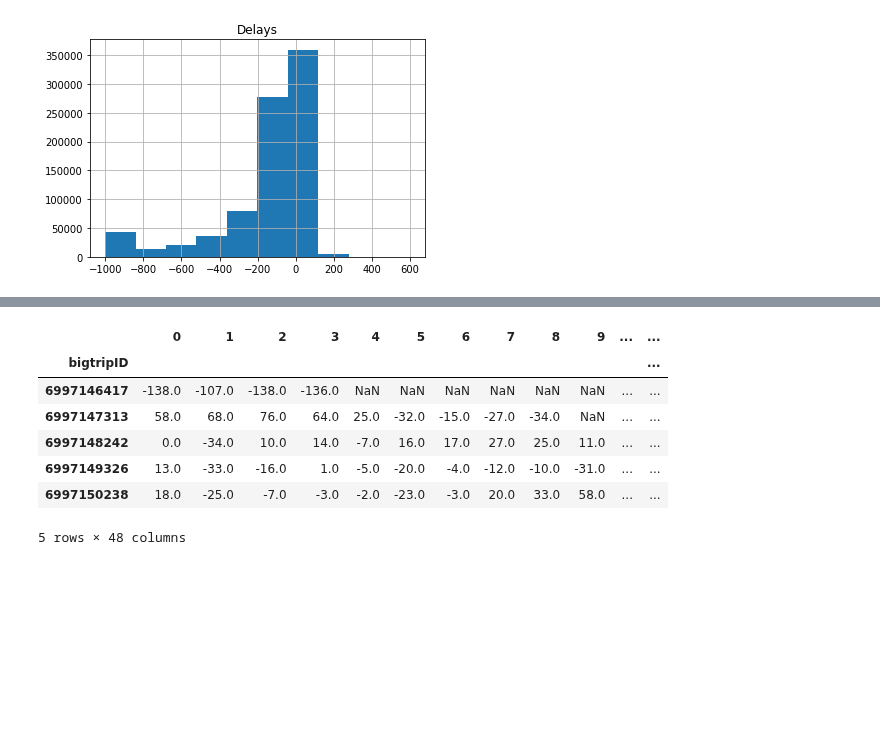
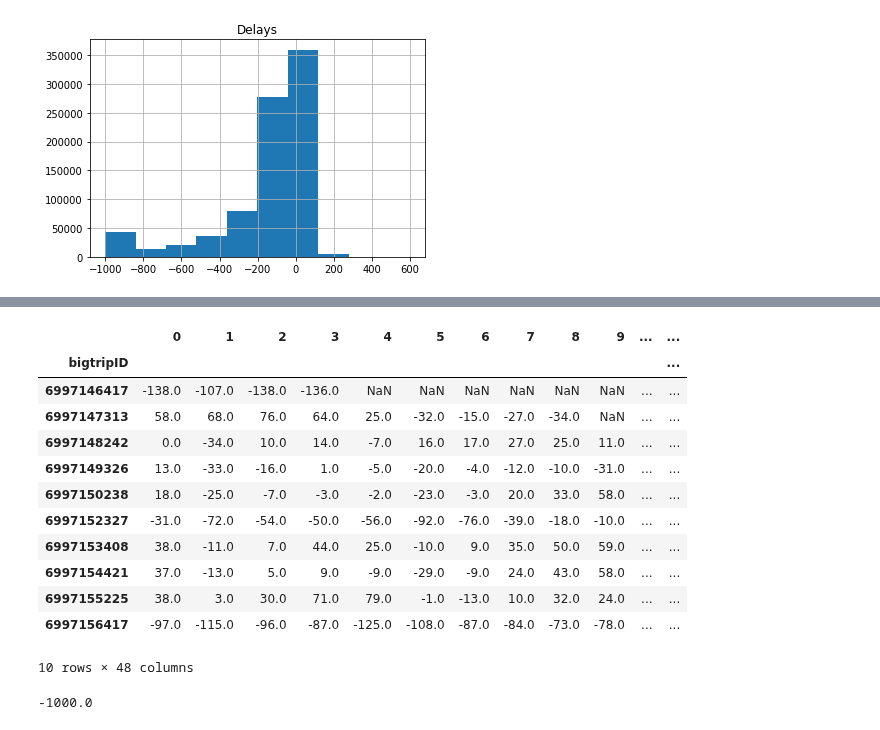
Before and after one commit to kimrharper/data_science_nltk, a Jupyter notebook: transport/station.ipynb, the cells around one changed output, grey strips where cells are left out. Saved outputs shown, nothing was run; the diff lists cells and outputs as text; code cells hidden in the pictures; blank space fills up the shorter version.

```diff
--- a/transport/station.ipynb
+++ b/transport/station.ipynb
@@ -149,17 +139,26 @@ trip = transport[['nextLocID','bigtripID','signMessageLong','direction','delay',
 # %%
 delayDF = trip.set_index('bigtripID')['delay']
 delayDF = pd.DataFrame(data = delayDF).reset_index()
 delayDF = ((delayDF.groupby('bigtripID',as_index=True))['delay']).apply(list).apply(pd.Series)
 delayDF = delayDF[delayDF.duplicated()]
 delayDF['stop_len'] = (delayDF.notnull()).sum(axis=1)
 delayDF['total_delay'] = (delayDF).sum(axis=1)
-delayDF.head()
+delayDF.head(10)
 # %% [output]
 |  | 0 | 1 | 2 | 3 | 4 | 5 | 6 | 7 | 8 | 9 | ... | ... |
 | bigtripID |  |  |  |  |  |  |  |  |  |  |  | ... |
 | 6997146417 | -138.0 | -107.0 | -138.0 | -136.0 | NaN | NaN | NaN | NaN | NaN | NaN | ... | ... |
 | 6997147313 | 58.0 | 68.0 | 76.0 | 64.0 | 25.0 | -32.0 | -15.0 | -27.0 | -34.0 | NaN | ... | ... |
 | 6997148242 | 0.0 | -34.0 | 10.0 | 14.0 | -7.0 | 16.0 | 17.0 | 27.0 | 25.0 | 11.0 | ... | ... |
 | 6997149326 | 13.0 | -33.0 | -16.0 | 1.0 | -5.0 | -20.0 | -4.0 | -12.0 | -10.0 | -31.0 | ... | ... |
 | 6997150238 | 18.0 | -25.0 | -7.0 | -3.0 | -2.0 | -23.0 | -3.0 | 20.0 | 33.0 | 58.0 | ... | ... |
+| 6997152327 | -31.0 | -72.0 | -54.0 | -50.0 | -56.0 | -92.0 | -76.0 | -39.0 | -18.0 | -10.0 | ... | ... |
+| 6997153408 | 38.0 | -11.0 | 7.0 | 44.0 | 25.0 | -10.0 | 9.0 | 35.0 | 50.0 | 59.0 | ... | ... |
+| 6997154421 | 37.0 | -13.0 | 5.0 | 9.0 | -9.0 | -29.0 | -9.0 | 24.0 | 43.0 | 58.0 | ... | ... |
+| 6997155225 | 38.0 | 3.0 | 30.0 | 71.0 | 79.0 | -1.0 | -13.0 | 10.0 | 32.0 | 24.0 | ... | ... |
+| 6997156417 | -97.0 | -115.0 | -96.0 | -87.0 | -125.0 | -108.0 | -87.0 | -84.0 | -73.0 | -78.0 | ... | ... |
-5 rows × 48 columns
+10 rows × 48 columns
+# %%
+delayDF[8].min()
+# %% [output]
+-1000.0
```
Also changed, not shown: parts of 7 cells of this notebook.
